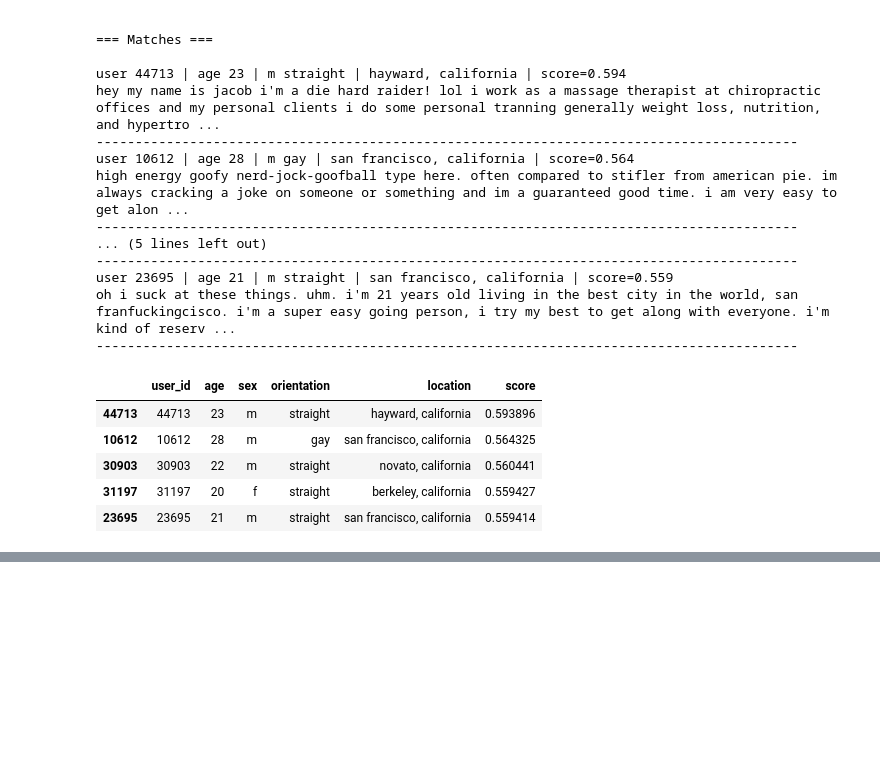
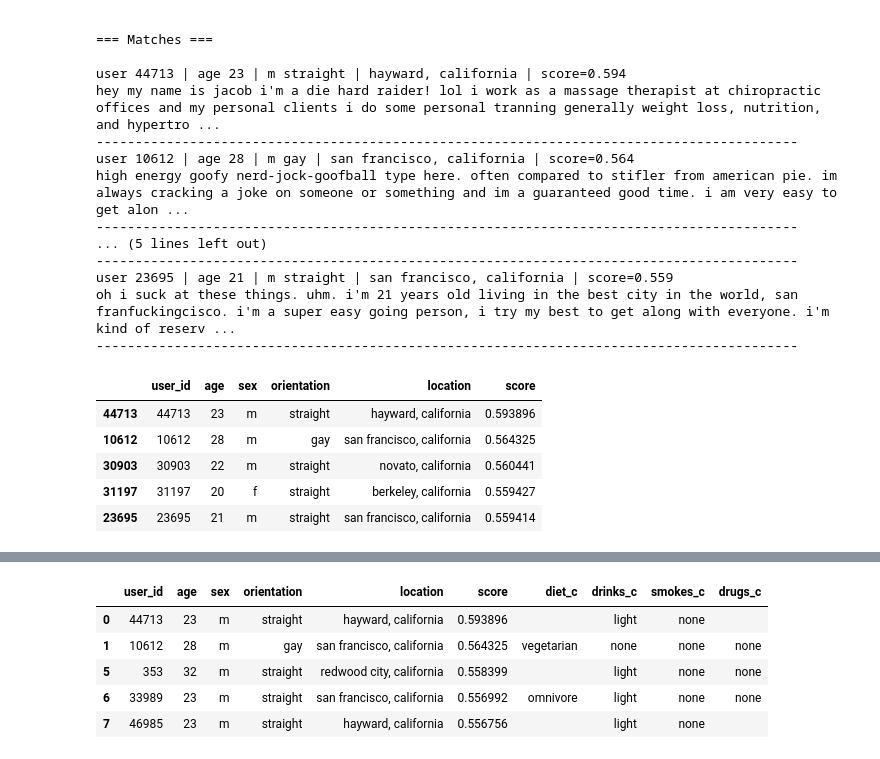
Before and after one commit to KrishaVeera/Decoding-the-Dating-Game, a Jupyter notebook: Calc_Embeddings_Model Training.ipynb, the cells around one changed output, grey strips where cells are left out. Cells and saved outputs as stored; diff of their text form; code cells hidden in the pictures; blank space fills up the shorter version.

```diff
--- a/Calc_Embeddings_Model Training.ipynb
+++ b/Calc_Embeddings_Model Training.ipynb
@@ -276,7 +276,7 @@ cands.head(5)
 | 23695 | 23695 | 21 | m | straight | san francisco, california | 0.559414 |
 # %%
  """Keep only candidates whose age satisfies the half-your-age-plus-seven rule in both directions."""
-def filter_by_age_half_plus_seven(user_id, candidates):
+def filter_by_age(user_id, candidates):
     # Get query user's age
     q_age = int(df.loc[df["user_id"] == user_id, "age"].iloc[0])
     # Query's acceptable range
@@ -292,7 +292,7 @@ def filter_by_age_half_plus_seven(user_id, candidates):
         # Both must find each other acceptable
         return (q_min <= cand_age <= q_max) and (c_min <= q_age <= c_max)
 
-    filtered = candidates[candidates.apply(mutual_age_ok, axis=1)].copy()
+    filtered = candidates[candidates.apply(mutual_age, axis=1)].copy()
     return filtered
 # %%
 import pandas as pd
@@ -419,0 +447,11 @@ cands = cands.merge(
+# %%
+# 2) Test EACH filter separately (always starting from 'base')
+age_only = filter_by_age(uid, base)
+age_only.head(5)
+# %% [output]
+|  | user_id | age | sex | orientation | location | score | diet_c | drinks_c | smokes_c | drugs_c |
+| 0 | 44713 | 23 | m | straight | hayward, california | 0.593896 |  | light | none |  |
+| 1 | 10612 | 28 | m | gay | san francisco, california | 0.564325 | vegetarian | none | none | none |
+| 5 | 353 | 32 | m | straight | redwood city, california | 0.558399 |  | light | none | none |
+| 6 | 33989 | 23 | m | straight | san francisco, california | 0.556992 | omnivore | light | none | none |
+| 7 | 46985 | 23 | m | straight | hayward, california | 0.556756 |  | light | none |  |
```
Also changed, not shown: parts of 7 cells of this notebook.
